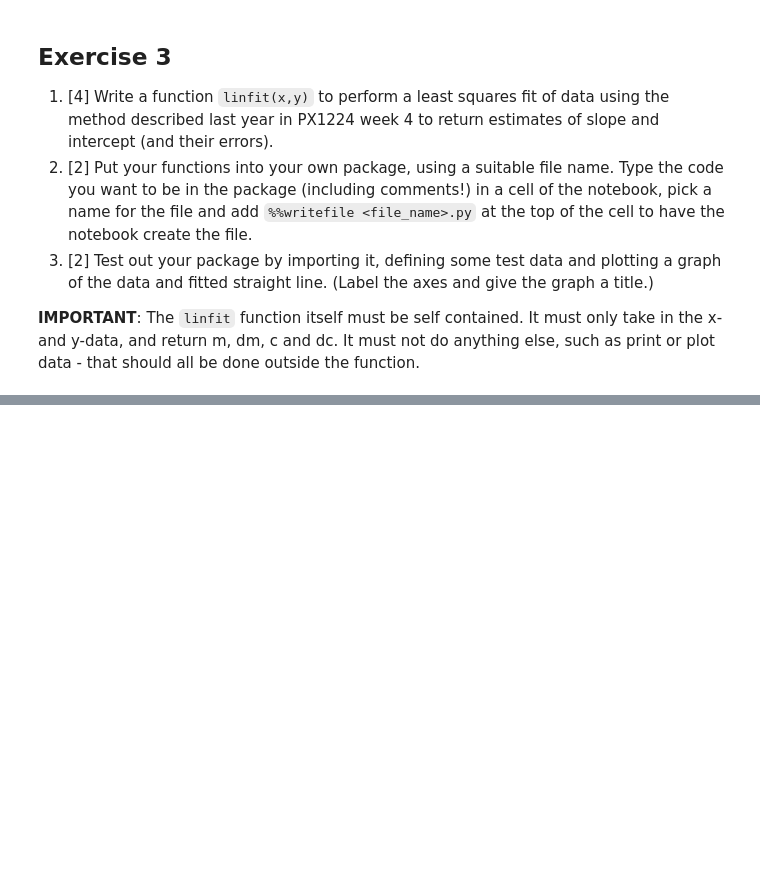
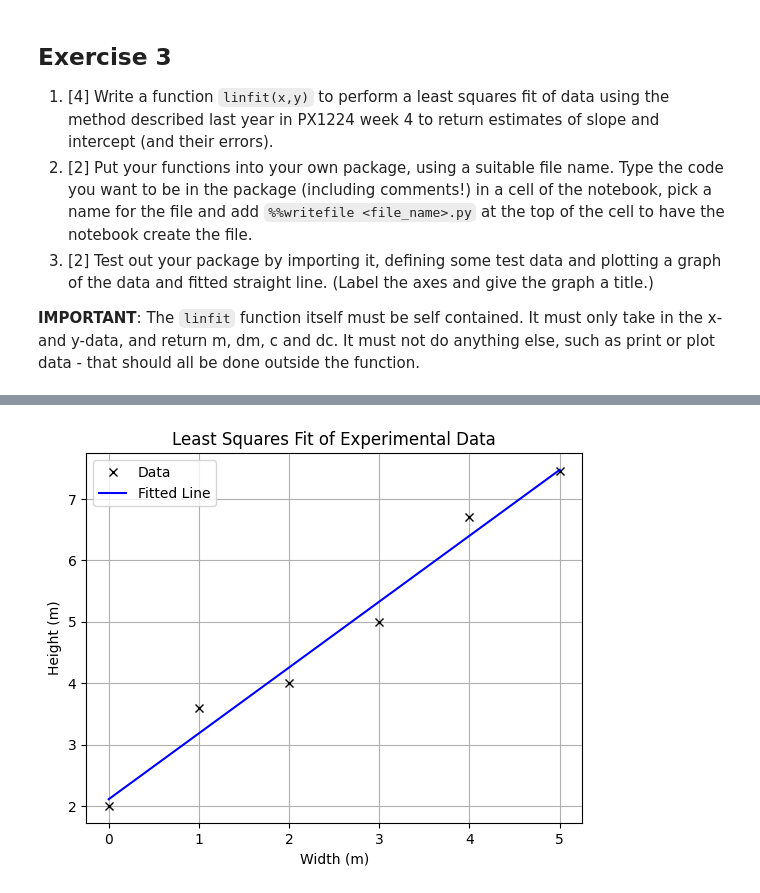
Before and after one commit to PX2145-2025/week-2-b-Ghai-Ineesh, a Jupyter notebook: Functions.ipynb, the cells around one changed output, grey strips where cells are left out. Cells and saved outputs as stored; diff of their text form; code cells hidden in the pictures; blank space fills up the shorter version.

```diff
--- a/Functions.ipynb
+++ b/Functions.ipynb
@@ -399,0 +481,30 @@ satellite_altitude(86400, 6.67430e-11, 5.972e24, 6371000)
+# %%
+import leastsquaresfit as lsf
+import numpy as np
+
+import matplotlib.pyplot as plt
+
+# Test data
+x_test = [0, 1, 2, 3, 4, 5]
+y_test = [2, 3.6, 4, 5, 6.7, 7.45]
+
+# Fit line using linfit
+m, c, dm, dc = lsf.linfit(x_test, y_test)
+
+# Plot data points
+plt.plot(x_test, y_test, 'kx', label='Data')
+
+# Plot fitted line
+x_fit = np.linspace(min(x_test), max(x_test), 100)
+y_fit = m * x_fit + c
+plt.plot(x_fit, y_fit, 'b-', label='Fitted Line')
+
+# Labels and title
+plt.xlabel('Width (m)')
+plt.ylabel('Height (m)')
+plt.title('Least Squares Fit of Experimental Data')
+plt.legend()
+plt.grid(True)
+plt.show()
+# %% [output]
+[figure, added]
```
Also changed, not shown: parts of 4 cells of this notebook.
